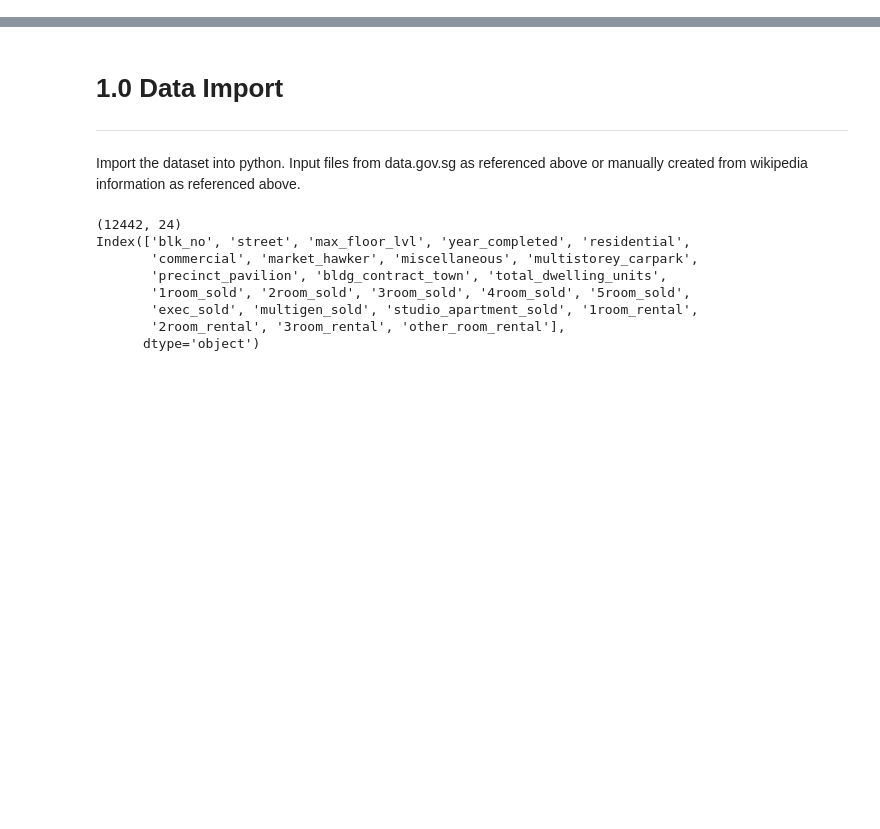
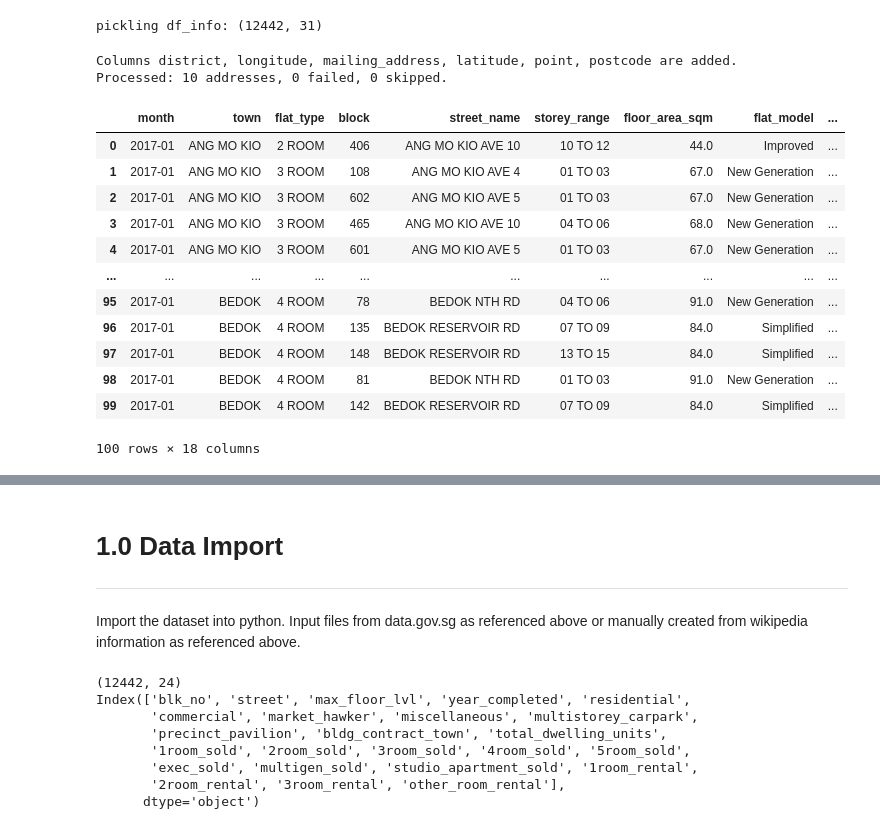
Before and after one commit to ElangSetiawan/sg-hdb-resale, a Jupyter notebook: notebooks/Elang-SG-HDB-Resale-EDA.ipynb, the cells around one changed output, grey strips where cells are left out. Cells and saved outputs as stored; diff of their text form; code cells hidden in the pictures; blank space fills up the shorter version.

```diff
--- a/notebooks/Elang-SG-HDB-Resale-EDA.ipynb
+++ b/notebooks/Elang-SG-HDB-Resale-EDA.ipynb
@@ -93,0 +314,31 @@ pd.set_option('display.max_columns', None)
+# %%
+# Save the dataframe as pickle.
+print("pickling df_info:", df_info.shape)
+import pickle
+picklefile = open('../data/interim/df_info.pickle', 'wb') #create a file
+pickle.dump(df_info, picklefile, pickle.HIGHEST_PROTOCOL) #pickle the dataframe
+picklefile.close() #close file
+# %% [output]
+pickling df_info: (12442, 31)
+# %%
+prices = df_raw_2017.copy()
+prices['address'] = prices['block'] + ' ' + prices['street_name']
+finder = get_location(overwrite=False, verbose=True)
+prices = finder.fit_transform(prices)
+prices.head(100)
+# %% [output]
+Columns district, longitude, mailing_address, latitude, point, postcode are added.
+Processed: 10 addresses, 0 failed, 0 skipped.
+|  | month | town | flat_type | block | street_name | storey_range | floor_area_sqm | flat_model | ... |
+| 0 | 2017-01 | ANG MO KIO | 2 ROOM | 406 | ANG MO KIO AVE 10 | 10 TO 12 | 44.0 | Improved | ... |
+| 1 | 2017-01 | ANG MO KIO | 3 ROOM | 108 | ANG MO KIO AVE 4 | 01 TO 03 | 67.0 | New Generation | ... |
+| 2 | 2017-01 | ANG MO KIO | 3 ROOM | 602 | ANG MO KIO AVE 5 | 01 TO 03 | 67.0 | New Generation | ... |
+| 3 | 2017-01 | ANG MO KIO | 3 ROOM | 465 | ANG MO KIO AVE 10 | 04 TO 06 | 68.0 | New Generation | ... |
+| 4 | 2017-01 | ANG MO KIO | 3 ROOM | 601 | ANG MO KIO AVE 5 | 01 TO 03 | 67.0 | New Generation | ... |
+| ... | ... | ... | ... | ... | ... | ... | ... | ... | ... |
+| 95 | 2017-01 | BEDOK | 4 ROOM | 78 | BEDOK NTH RD | 04 TO 06 | 91.0 | New Generation | ... |
+| 96 | 2017-01 | BEDOK | 4 ROOM | 135 | BEDOK RESERVOIR RD | 07 TO 09 | 84.0 | Simplified | ... |
+| 97 | 2017-01 | BEDOK | 4 ROOM | 148 | BEDOK RESERVOIR RD | 13 TO 15 | 84.0 | Simplified | ... |
+| 98 | 2017-01 | BEDOK | 4 ROOM | 81 | BEDOK NTH RD | 01 TO 03 | 91.0 | New Generation | ... |
+| 99 | 2017-01 | BEDOK | 4 ROOM | 142 | BEDOK RESERVOIR RD | 07 TO 09 | 84.0 | Simplified | ... |
+100 rows × 18 columns
```
Also changed, not shown: parts of 42 cells of this notebook, 5 other files.
